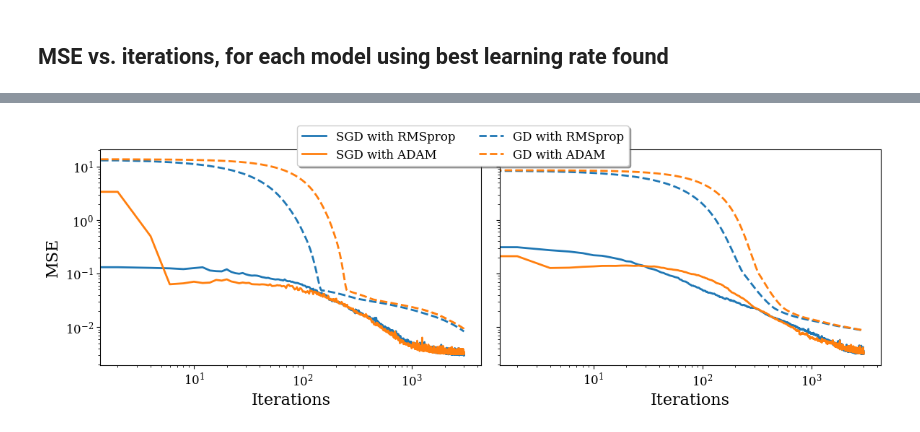
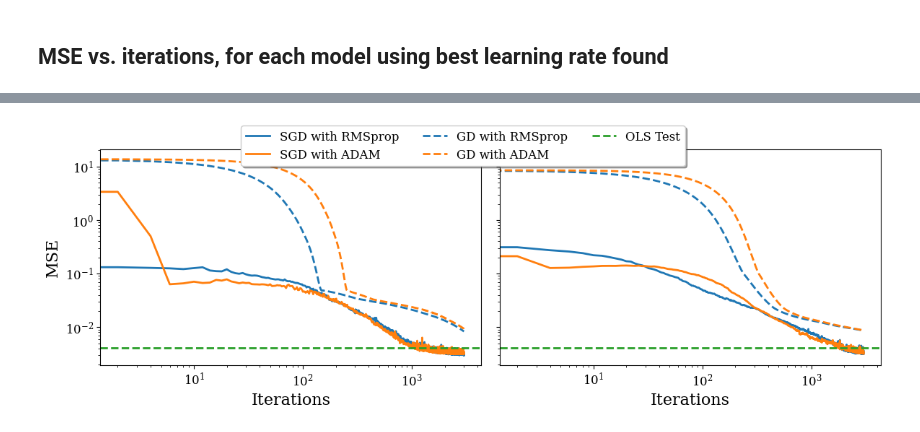
Before and after one commit to HeineEH/FYS-STK3155_Project2, a Jupyter notebook: code/exercise_2b.ipynb, the cells around one changed output, grey strips where cells are left out. Saved outputs shown, nothing was run; the diff lists cells and outputs as text; code cells hidden in the pictures.

Commit message:
Added OLS test mse to last plot

```diff
--- a/code/exercise_2b.ipynb
+++ b/code/exercise_2b.ipynb
@@ -171,7 +171,7 @@ step_methods: list[tuple[str, StepMethod]] = [
 ]
 # %%
 n_learning_rates = 9
-iterations = 3000
+num_iterations = 3000
 all_mse_data = np.zeros((len(models), len(training_methods), len(step_methods),n_learning_rates))
 
 # Analyze mse vs. learning rates for each combination of model, training method, and step method
@@ -195,7 +195,7 @@ for i, (model_title, model) in enumerate(models):
                     test_targets = y_test - y_mean,
                 ),
                 learning_rates,
-                iterations,
+                num_iterations,
             )
             print(".")
             all_mse_data[i][j][k] = mse_data
@@ -247,7 +247,7 @@ plt.show()
 # %%
 best_learning_rates_idx = np.argmin(all_mse_data, axis=3)
 # %%
-all_mse_track_data = np.zeros((len(models), len(training_methods), len(step_methods), iterations, 2))
+all_mse_track_data = np.zeros((len(models), len(training_methods), len(step_methods), num_iterations, 2))
 
 single_learning_rate = [learning_rates[5]]
 
@@ -272,7 +272,7 @@ for i, (model_title, model) in enumerate(models):
                     test_inputs = x_test_scaled,
                     test_targets = y_test - y_mean,
                 ),
-                num_iterations = iterations,
+                num_iterations = num_iterations,
                 n_batches=5,
                 track_mse = True
             )
@@ -293,30 +293,36 @@ for i, (model_title, model) in enumerate(models):
         GD - LR range: [1.0e-06, 1.0e-02]
                 RMSprop.
                 ADAM.
+# %%
+# OLS for comparison
+ols_model.fit(x_train, y_train - y_mean)
+y_pred = ols_model.predict(x_test) + y_mean
+ols_mse = MSE()(y_pred, y_test)
 # %%
 # Plot MSE vs. iterations
 fig, axes = plt.subplots(1, len(models), figsize=(12, 4), sharey=True)
 for i, (model_title, _) in enumerate(models):
     for j, (training_method_name, _, (min_log_lr, max_log_lr)) in enumerate(training_methods):
         learning_rate = max_log_lr
         for k, (step_method_name, _) in enumerate(step_methods):
             mse_data = all_mse_track_data[i][j][k]
             axes[i].plot(mse_data[:,0][::2], mse_data[:,1][::2], # Every other point to reduce clutter
                      label=f"{training_method_name} with {step_method_name}",
                      c=f"C{k}",
                      linestyle = "-" if j == 0 else "--",
             )
     axes[i].set_xscale("log")
     axes[i].set_yscale("log")
     axes[i].set_xlabel("Iterations")
+    axes[i].axhline(ols_mse, label="OLS Test", color="C2", linestyle="--")
 axes[0].set_ylabel("MSE")
 single_legends = axes[0].get_legend_handles_labels()
 fig.legend(
     handles=single_legends[0], labels=single_legends[1],
     loc='upper center', bbox_to_anchor=(0.5, 1.05),
-    ncol=2, fancybox=True, shadow=True
+    ncol=3, fancybox=True, shadow=True
 )
 plt.savefig("../figs/mse_vs_iterations_best_lr.pdf")
 plt.show()
 # %% [output]
-[figure, old version]
+[figure, new version]
```
Also changed, not shown: 4 other files.
